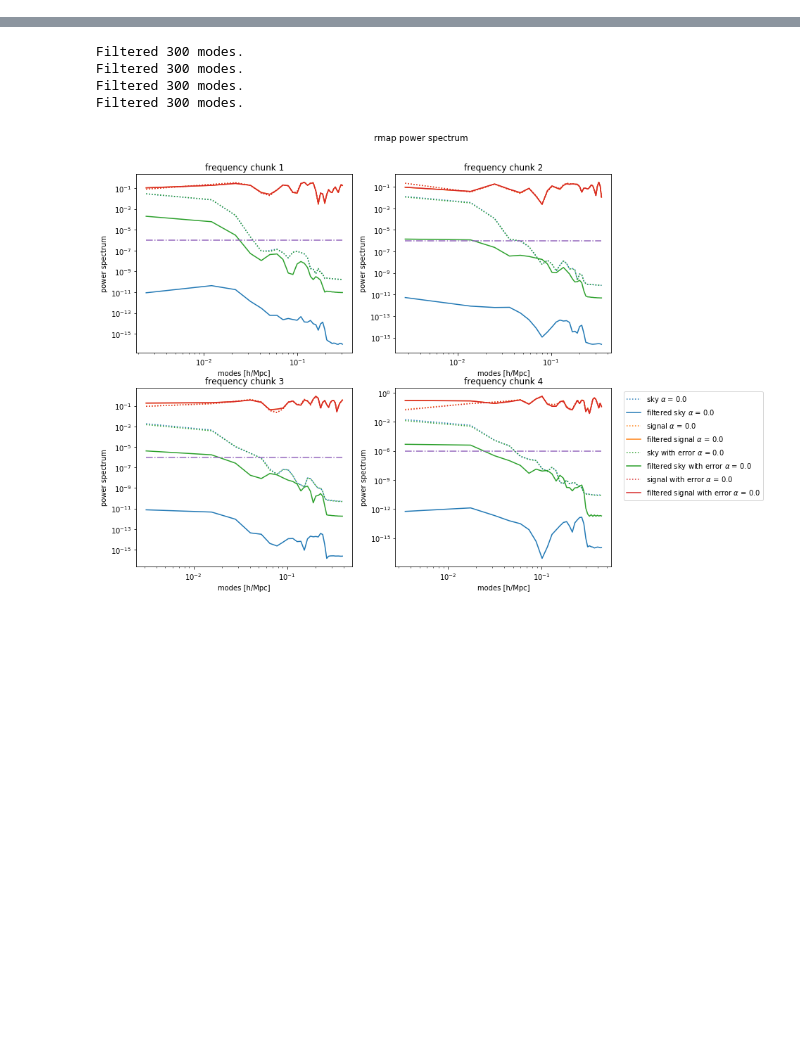
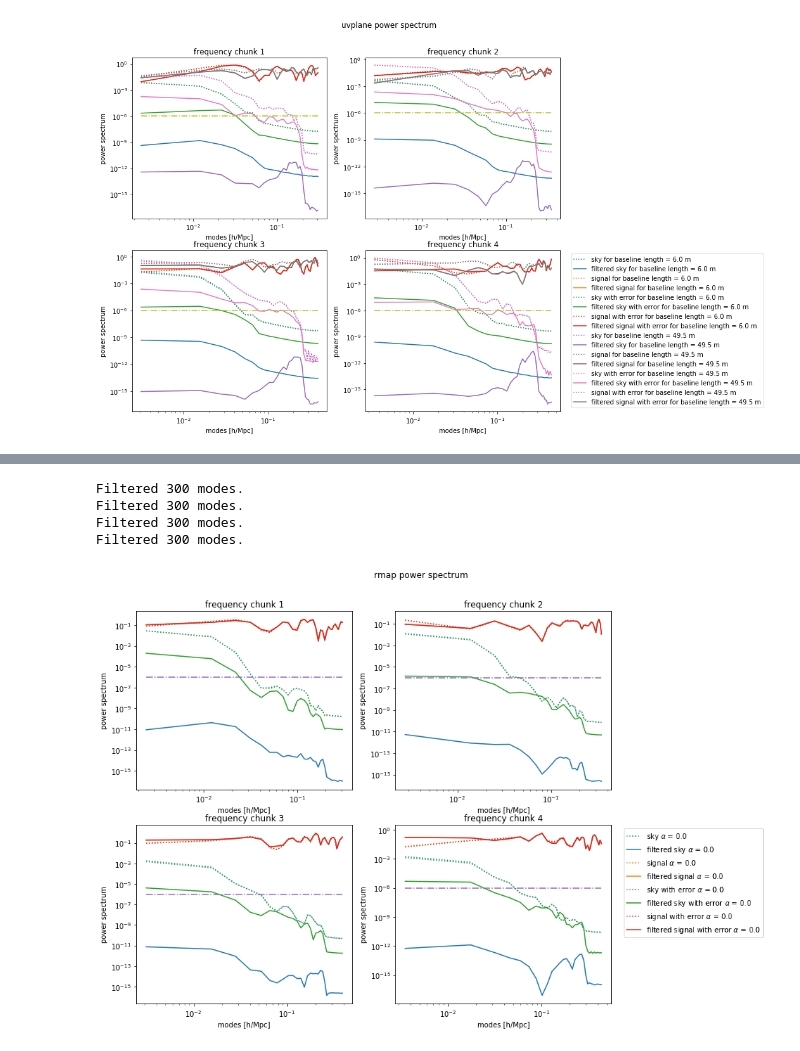
Before and after one commit to yukanak/radio1d, a Jupyter notebook: notebooks/telescope_1d_test_foreground_filtering.ipynb, the cells around one changed output, grey strips where cells are left out. Cells and saved outputs as stored; diff of their text form; code cells hidden in the pictures; blank space fills up the shorter version.

Commit message:
Adding plots for power spectra in Fourier domain

```diff
--- a/notebooks/telescope_1d_test_foreground_filtering.ipynb
+++ b/notebooks/telescope_1d_test_foreground_filtering.ipynb
@@ -18,0 +54,64 @@ from scipy.stats import norm
+# %%
+# Power spectra of foregrounds, filtered foregrounds, signal, filtered signal
+(ps_sky, k_modes, baselines_binned) = t.get_uvplane_ps(uvplane_sky, Nfreqchunks=4, m_baselines=2, m_freq=2, padding=1, window_fn=np.blackman)
+(ps_sig, k_modes, baselines_binned) = t.get_uvplane_ps(uvplane_sig, Nfreqchunks=4, m_baselines=2, m_freq=2, padding=1, window_fn=np.blackman)
+(ps_skyf, k_modes, baselines_binned) = t.get_uvplane_ps(uvplane_skyf, Nfreqchunks=4, m_baselines=2, m_freq=2, padding=1, window_fn=np.blackman)
+(ps_sigf, k_modes, baselines_binned) = t.get_uvplane_ps(uvplane_sigf, Nfreqchunks=4, m_baselines=2, m_freq=2, padding=1, window_fn=np.blackman)
+(ps_sky_error, k_modes, baselines_binned) = t.get_uvplane_ps(uvplane_sky_error, Nfreqchunks=4, m_baselines=2, m_freq=2, padding=1, window_fn=np.blackman)
+(ps_sig_error, k_modes, baselines_binned) = t.get_uvplane_ps(uvplane_sig_error, Nfreqchunks=4, m_baselines=2, m_freq=2, padding=1, window_fn=np.blackman)
+(ps_skyf_error, k_modes, baselines_binned) = t.get_uvplane_ps(uvplane_skyf_error, Nfreqchunks=4, m_baselines=2, m_freq=2, padding=1, window_fn=np.blackman)
+(ps_sigf_error, k_modes, baselines_binned) = t.get_uvplane_ps(uvplane_sigf_error, Nfreqchunks=4, m_baselines=2, m_freq=2, padding=1, window_fn=np.blackman)
+# %%
+# Plot
+Nfreqchunks = 4
+#baselines = [0, t.unique_baseline_lengths.shape[0]//2, t.unique_baseline_lengths.shape[0]-1]
+baselines = [0,t.unique_baseline_lengths.shape[0]-1]
+fig = plt.figure(figsize=(15,10))
+for i in range(Nfreqchunks):
+    max_sky = np.max(ps_sky[i])
+    max_sig = np.max(ps_sig[i])
+    max_sky_error = np.max(ps_sky_error[i])
+    max_sig_error = np.max(ps_sig_error[i])
+    plt.subplot(2,Nfreqchunks//2,i+1)
+    modes = k_modes[i]
+    m = t.unique_baseline_lengths.shape[0]//baselines_binned.shape[0]
+    ax = plt.gca()
+    for b in baselines:
+        baseline_idx_binned = b//m # Divide by the m argument of get_uvplane_ps
+        bl = t.unique_baseline_lengths[b]
+        # Without error
+        color = next(ax._get_lines.prop_cycler)['color']
+        plt.loglog(modes, ps_sky[i][:,baseline_idx_binned]/max_sky,
+                   linestyle=':', color=color, label=f'sky for baseline length = {bl} m')
+        plt.loglog(modes, ps_skyf[i][:,baseline_idx_binned]/max_sky,
+                   linestyle='-', color=color, label=f'filtered sky for baseline length = {bl} m')
+        color = next(ax._get_lines.prop_cycler)['color']
+        plt.loglog(modes, ps_sig[i][:,baseline_idx_binned]/max_sig,
+                   linestyle=':', color=color, label=f'signal for baseline length = {bl} m')
+        plt.loglog(modes, ps_sigf[i][:,baseline_idx_binned]/max_sig,
+                   linestyle='-', color=color, label=f'filtered signal for baseline length = {bl} m')
+        # With error
+        color = next(ax._get_lines.prop_cycler)['color']
+        plt.loglog(modes, ps_sky_error[i][:,baseline_idx_binned]/max_sky_error,
+                   linestyle=':', color=color, label=f'sky with error for baseline length = {bl} m')
+        plt.loglog(modes, ps_skyf_error[i][:,baseline_idx_binned]/max_sky_error,
+                   linestyle='-', color=color, label=f'filtered sky with error for baseline length = {bl} m')
+        color = next(ax._get_lines.prop_cycler)['color']
+        plt.loglog(modes, ps_sig_error[i][:,baseline_idx_binned]/max_sig_error,
+                   linestyle=':', color=color, label=f'signal with error for baseline length = {bl} m')
+        plt.loglog(modes, ps_sigf_error[i][:,baseline_idx_binned]/max_sig_error,
+                   linestyle='-', color=color, label=f'filtered signal with error for baseline length = {bl} m')
+    # Add line at 1e-6
+    line = np.array([1e-6 for i in range(len(modes))])
+    color = next(ax._get_lines.prop_cycler)['color']
+    plt.loglog(modes, line, linestyle='-.', color=color)
+    plt.xlabel('modes [h/Mpc]')
+    plt.ylabel('power spectrum')
+    #plt.ylim(1e-12, 1)
+    plt.title('frequency chunk {}'.format(i+1))
+fig.subplots_adjust(wspace=0.2, hspace=0.2, top=0.9, right=0.75)
+plt.legend(bbox_to_anchor=(1.04,1), loc="upper left")
+plt.suptitle('uvplane power spectrum')
+plt.show()
+# %% [output]
+[figure, added]
```
Also changed, not shown: parts of 7 cells of this notebook.
